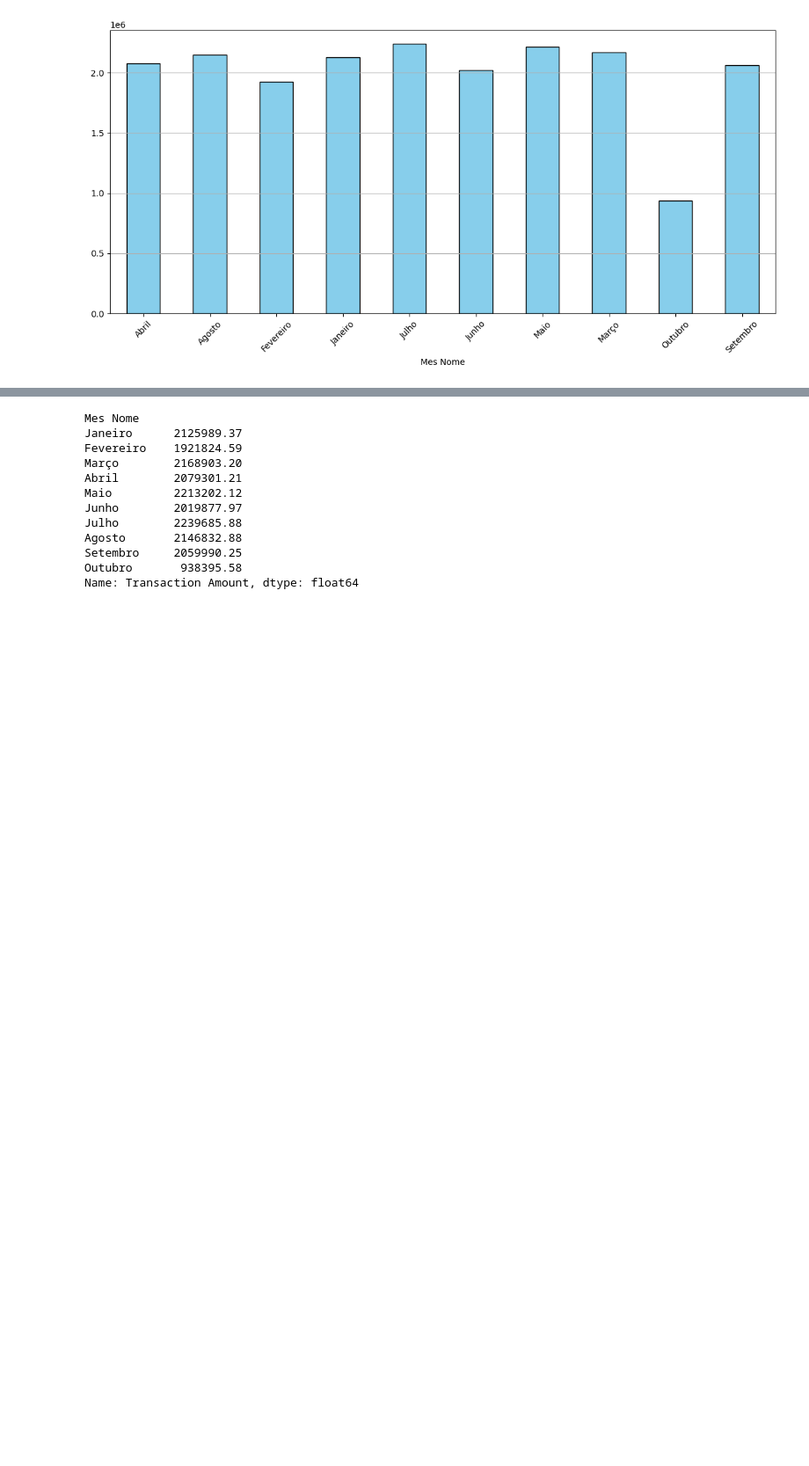
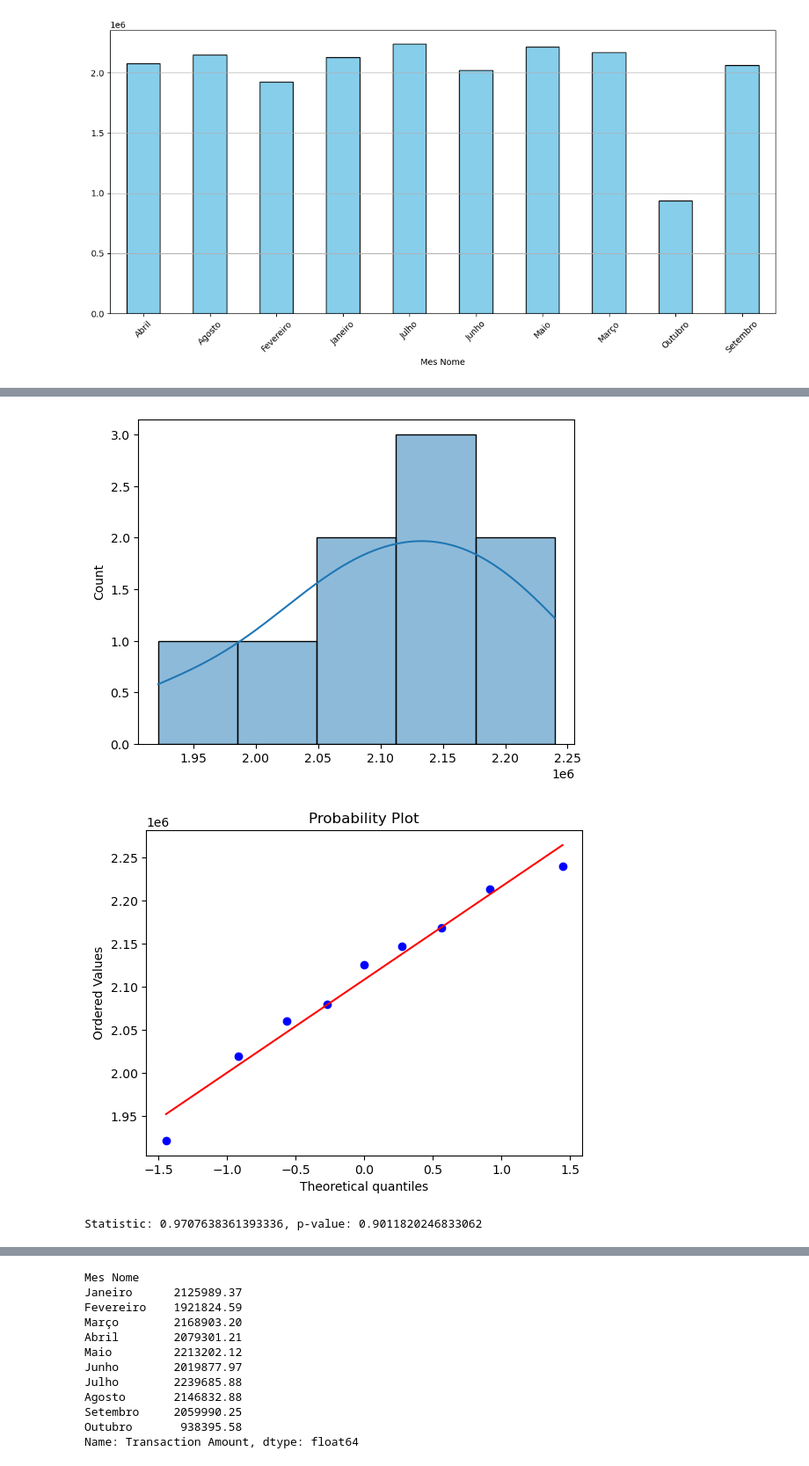
Before and after one commit to CesarMancioSilva/poo_monte_carlo, a Jupyter notebook: csv_file.ipynb, the cells around one changed output, grey strips where cells are left out. Shown: that part at 88% size. Cells and saved outputs as stored; diff of their text form; code cells hidden in the pictures; blank space fills up the shorter version.

Commit message:
Adição de explicação do teste

```diff
--- a/csv_file.ipynb
+++ b/csv_file.ipynb
@@ -180,0 +268,48 @@ Name: Transaction Amount, dtype: float64
+# %%
+import matplotlib.pyplot as plt
+import seaborn as sns
+from scipy import stats
+
+# Seus dados
+dados = [2079301.21, 2146832.88, 1921824.59, 2125989.37, 2239685.88,
+         2019877.97, 2213202.12, 2168903.20, 2059990.25]
+
+# Histograma e curva de densidade
+sns.histplot(dados, kde=True,bins=5)
+plt.show()
+
+# Gráfico Q-Q
+stats.probplot(dados, dist="norm", plot=plt)
+plt.show()
+
+# Teste de Shapiro-Wilk
+stat, p = stats.shapiro(dados)
+print(f'Statistic: {stat}, p-value: {p}')
+
+
+# Parâmetros da distribuição uniforme
+min_val = min(dados)
+max_val = max(dados)
+# Plotando a distribuição uniforme
+uniform_x = np.linspace(min_val, max_val, 100)
+uniform_y = stats.uniform.pdf(uniform_x, loc=min_val, scale=max_val - min_val)
+
+plt.plot(uniform_x, uniform_y, 'r-', label='Distribuição Uniforme')
+plt.legend()
+
+plt.title('Histograma e Curva de Densidade com Distribuição Uniforme')
+plt.xlabel('Valor')
+plt.ylabel('Densidade')
+plt.show()
+
+# Gráfico Q-Q com distribuição uniforme
+stats.probplot(dados, dist="uniform", sparams=(min_val, max_val - min_val), plot=plt)
+plt.title('Gráfico Q-Q (Distribuição Uniforme)')
+plt.xlabel('Quantis Teóricos (Uniforme)')
+plt.ylabel('Quantis Amostrais')
+plt.grid()
+plt.show()
+# %% [output]
+[figure, added]
+[figure, added]
+Statistic: 0.9707638361393336, p-value: 0.9011820246833062
```
Also changed, not shown: parts of 9 cells of this notebook.
